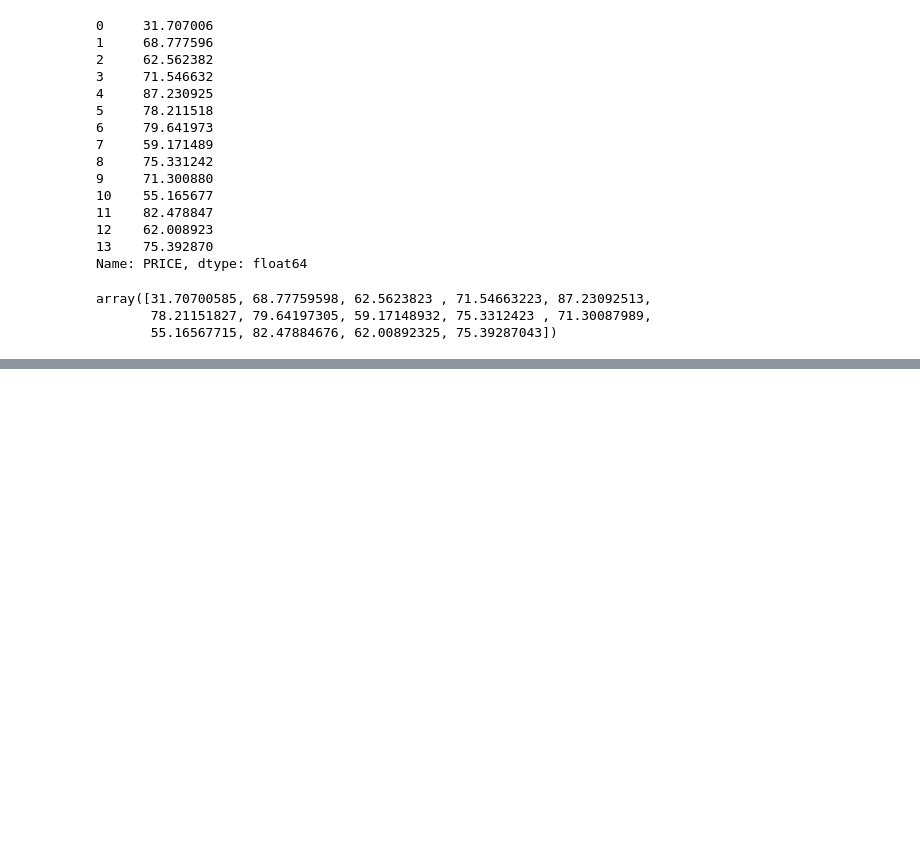
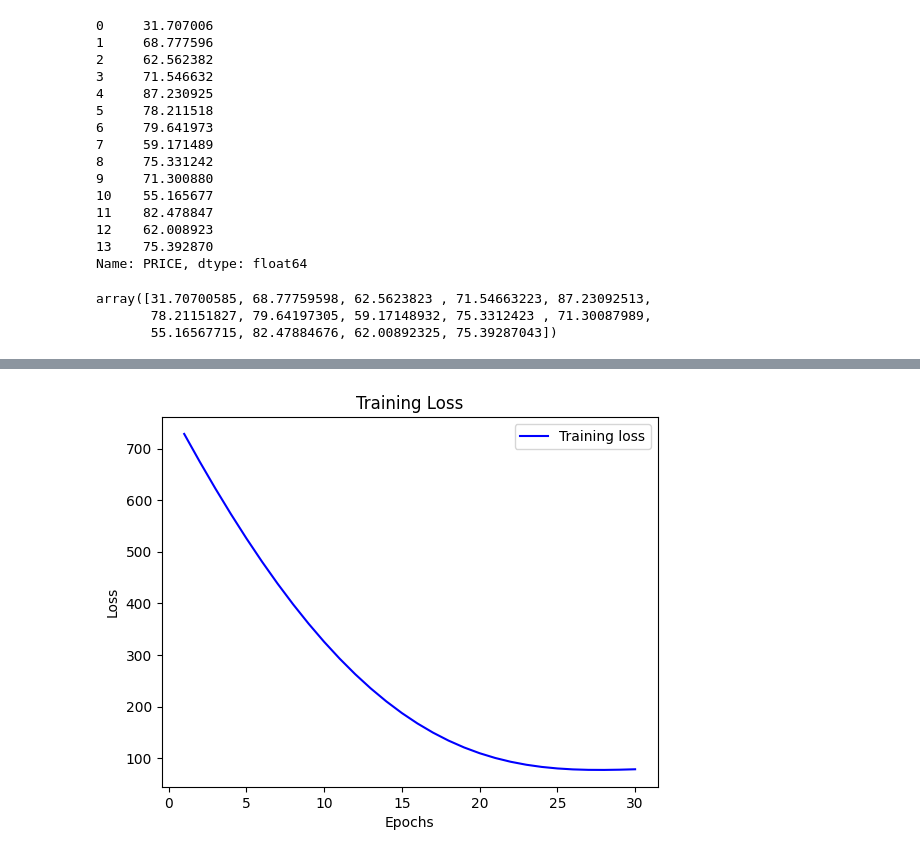
Before and after one commit to Eric-MK/Linear-Regression, a Jupyter notebook: linear_regression.ipynb, the cells around one changed output, grey strips where cells are left out. Cells and saved outputs as stored; diff of their text form; code cells hidden in the pictures; blank space fills up the shorter version.

Commit message:
upto plotting a graph of epoches done against the loss

```diff
--- a/linear_regression.ipynb
+++ b/linear_regression.ipynb
@@ -149,6 +149,6 @@ array([31.70700585, 68.77759598, 62.5623823 , 71.54663223, 87.23092513,
        55.16567715, 82.47884676, 62.00892325, 75.39287043])
 # %%
 model.compile(loss='mean_squared_error', optimizer='adam', metrics=['mean_squared_error'])
-history =  model.fit(np.array(X), np.array(Y), epochs=30)
+trainer =  model.fit(np.array(X), np.array(Y), epochs=30)
 # %% [output]
 Epoch 1/30
@@ -172,0 +191,13 @@ Epoch 30/30
+# %%
+loss = trainer.history['loss']
+epochs = range(1, len(loss) + 1)
+
+# Plotting the loss over epochs.
+plt.plot(epochs, loss, 'b', label='Training loss')
+plt.title('Training Loss')
+plt.xlabel('Epochs')
+plt.ylabel('Loss')
+plt.legend()
+plt.show()
+# %% [output]
+[figure, added]
```
Also changed, not shown: parts of 2 cells of this notebook.
